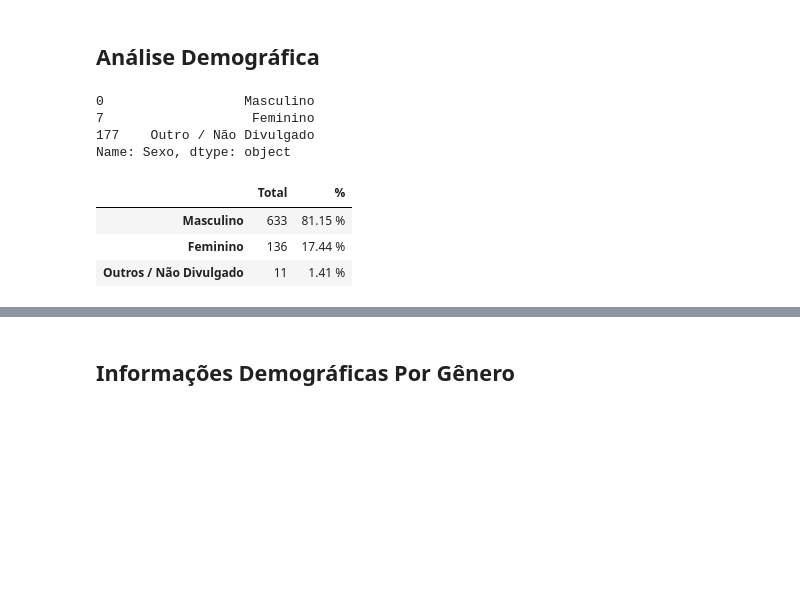
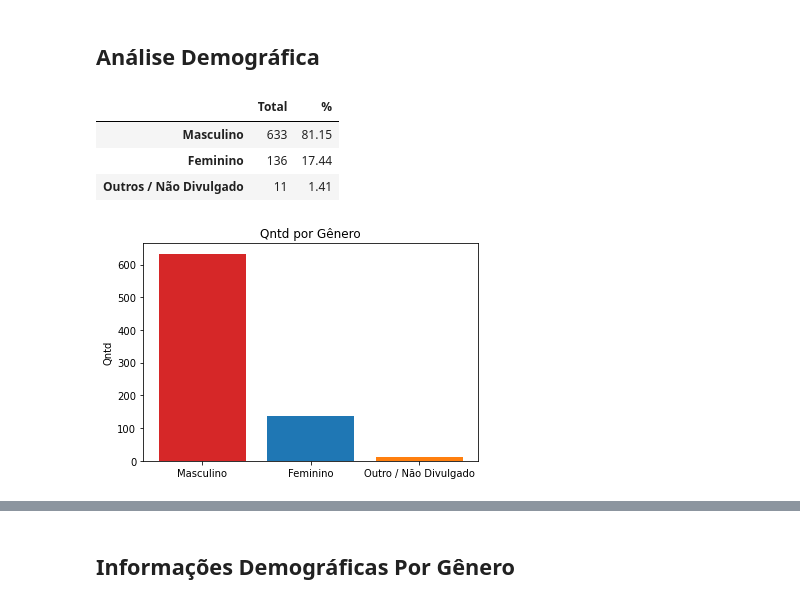
Before and after one commit to Paulophpm/E-commerce_Analytics, a Jupyter notebook: Solução.ipynb, the cells around one changed output, grey strips where cells are left out. Cells and saved outputs as stored; diff of their text form; code cells hidden in the pictures; blank space fills up the shorter version.

```diff
--- a/Solução.ipynb
+++ b/Solução.ipynb
@@ -67,35 +63,50 @@ display(vendas)#display apresenta os dados em formato de tabela
-# %%
-base["Sexo"].drop_duplicates()
-# %% [output]
-0                  Masculino
-7                   Feminino
-177    Outro / Não Divulgado
-Name: Sexo, dtype: object
 # %%
 #contagem de compradores
 total_masc = len(base.loc[base["Sexo"] == "Masculino"])
 total_fem = len(base.loc[base["Sexo"] == "Feminino"])
 total_outro = len(base.loc[base["Sexo"] == "Outro / Não Divulgado"])
 
 #% de cada gênero
 por_masc = (total_masc / (base["Sexo"].count()))*100
 por_fem = (total_fem / (base["Sexo"].count()))*100
 por_outros = (total_outro / (base["Sexo"].count()))*100
 
 #Dataframe
 sexo = pd.DataFrame({
                     "Total":[total_masc,total_fem,total_outro],
                     "%":[por_masc,por_fem,por_outros]},
                     index= ["Masculino","Feminino", "Outros / Não Divulgado"])
 
 #Formatação de Números usando a função map reduce
-sexo["%"] = sexo["%"].map("{:,.2f} %".format)
+sexo["%"] = sexo["%"].map("{:,.2f}".format)
 #Todo: alinhar texto do Dataframe
 
 #Display
 display(sexo)
 # %% [output]
 |  | Total | % |
-| Masculino | 633 | 81.15 % |
-| Feminino | 136 | 17.44 % |
-| Outros / Não Divulgado | 11 | 1.41 % |
+| Masculino | 633 | 81.15 |
+| Feminino | 136 | 17.44 |
+| Outros / Não Divulgado | 11 | 1.41 |
+# %%
+#Tipo de plot
+fig, ax = mlp.subplots()
+
+#dados do plot
+gen = ['Masculino','Feminino','Outro / Não Divulgado']
+counts = sexo["Total"]
+bar_colors = ['tab:red', 'tab:blue','tab:orange']
+
+#eixo x
+ax.bar(gen, counts, color=bar_colors)
+
+#eixo y
+ax.set_ylabel('Qntd')
+
+#título
+ax.set_title('Qntd por Gênero')
+
+#show
+mlp.show()
+# %% [output]
+[figure, added]
```
Also changed, not shown: parts of 2 cells of this notebook.
